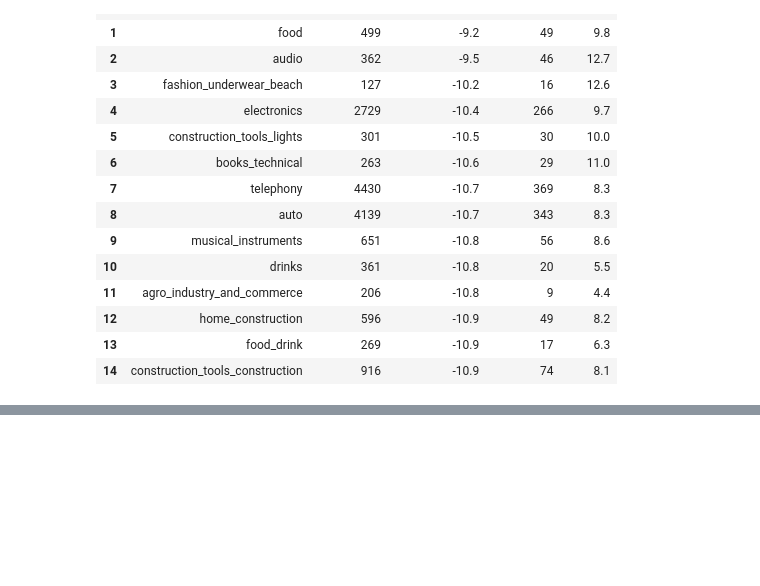
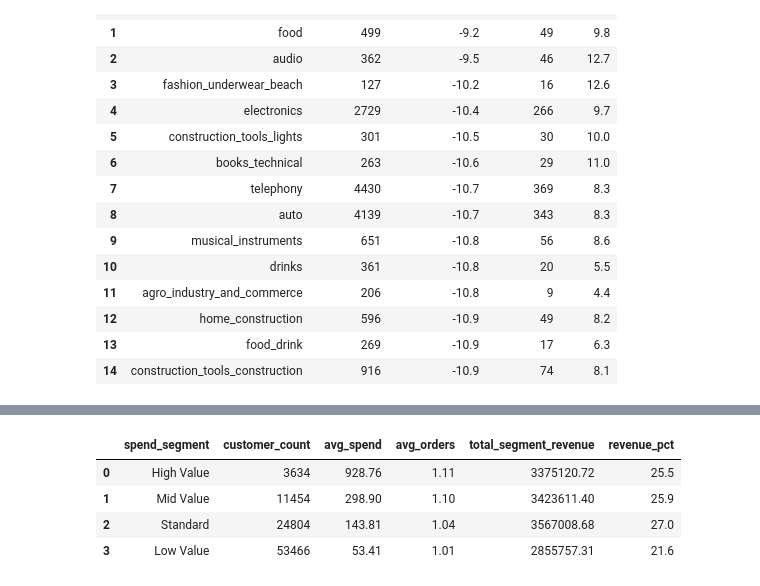
Before and after one commit to ragasree123/olist-ecommerce-analysis, a Jupyter notebook: notebooks/02_sql_analysis.ipynb, the cells around one changed output, grey strips where cells are left out. Saved outputs shown, nothing was run; the diff lists cells and outputs as text; code cells hidden in the pictures; blank space fills up the shorter version.

```diff
--- a/notebooks/02_sql_analysis.ipynb
+++ b/notebooks/02_sql_analysis.ipynb
@@ -281,0 +409,58 @@ LIMIT 15
+# %%
+run_sql("""
+-- CTE 1 — calculate total spend per customer
+WITH customer_spend AS (
+    SELECT
+        c.customer_unique_id,
+        c.customer_state,
+        COUNT(DISTINCT o.order_id) AS total_orders,
+        ROUND(SUM(oi.price), 2) AS total_spend,
+        ROUND(AVG(oi.price), 2) AS avg_order_value,
+        MIN(o.order_purchase_timestamp) AS first_order,
+        MAX(o.order_purchase_timestamp) AS last_order
+    FROM customers c
+    JOIN orders o ON c.customer_id = o.customer_id
+    JOIN order_items oi ON o.order_id = oi.order_id
+    WHERE o.order_status = 'delivered'
+    GROUP BY c.customer_unique_id
+),
+
+-- CTE 2 — segment customers by spend level
+customer_segments AS (
+    SELECT
+        customer_unique_id,
+        customer_state,
+        total_orders,
+        total_spend,
+        avg_order_value,
+        CASE
+            WHEN total_spend >= 500 THEN 'High Value'
+            WHEN total_spend >= 200 THEN 'Mid Value'
+            WHEN total_spend >= 100 THEN 'Standard'
+            ELSE 'Low Value'
+        END AS spend_segment
+    FROM customer_spend
+)
+
+-- Final query — summarise each segment
+SELECT
+    spend_segment,
+    COUNT(*) AS customer_count,
+    ROUND(AVG(total_spend), 2) AS avg_spend,
+    ROUND(AVG(total_orders), 2) AS avg_orders,
+    ROUND(SUM(total_spend), 2) AS total_segment_revenue,
+    ROUND(
+        SUM(total_spend) * 100.0 /
+        SUM(SUM(total_spend)) OVER (),
+        1
+    ) AS revenue_pct
+FROM customer_segments
+GROUP BY spend_segment
+ORDER BY avg_spend DESC
+""")
+# %% [output]
+|  | spend_segment | customer_count | avg_spend | avg_orders | total_segment_revenue | revenue_pct |
+| 0 | High Value | 3634 | 928.76 | 1.11 | 3375120.72 | 25.5 |
+| 1 | Mid Value | 11454 | 298.90 | 1.10 | 3423611.40 | 25.9 |
+| 2 | Standard | 24804 | 143.81 | 1.04 | 3567008.68 | 27.0 |
+| 3 | Low Value | 53466 | 53.41 | 1.01 | 2855757.31 | 21.6 |
```
Also changed, not shown: parts of 7 cells of this notebook, 3 other files.
